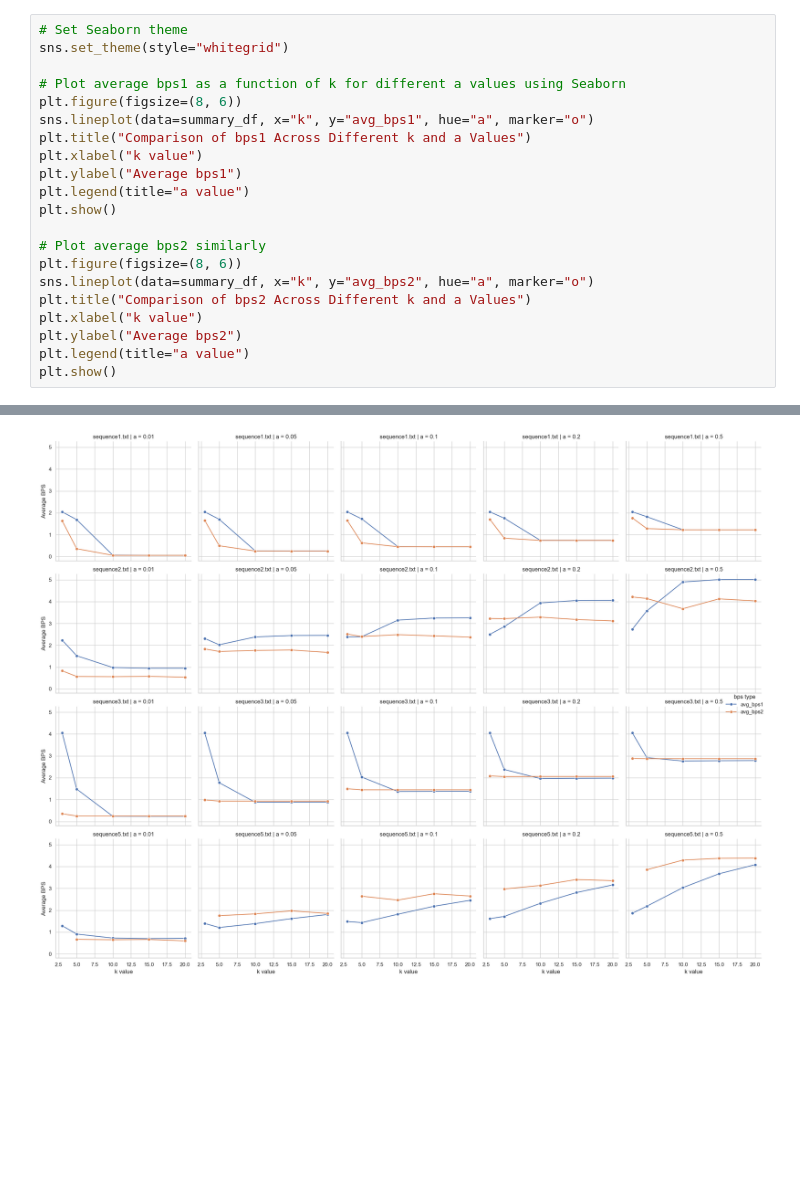
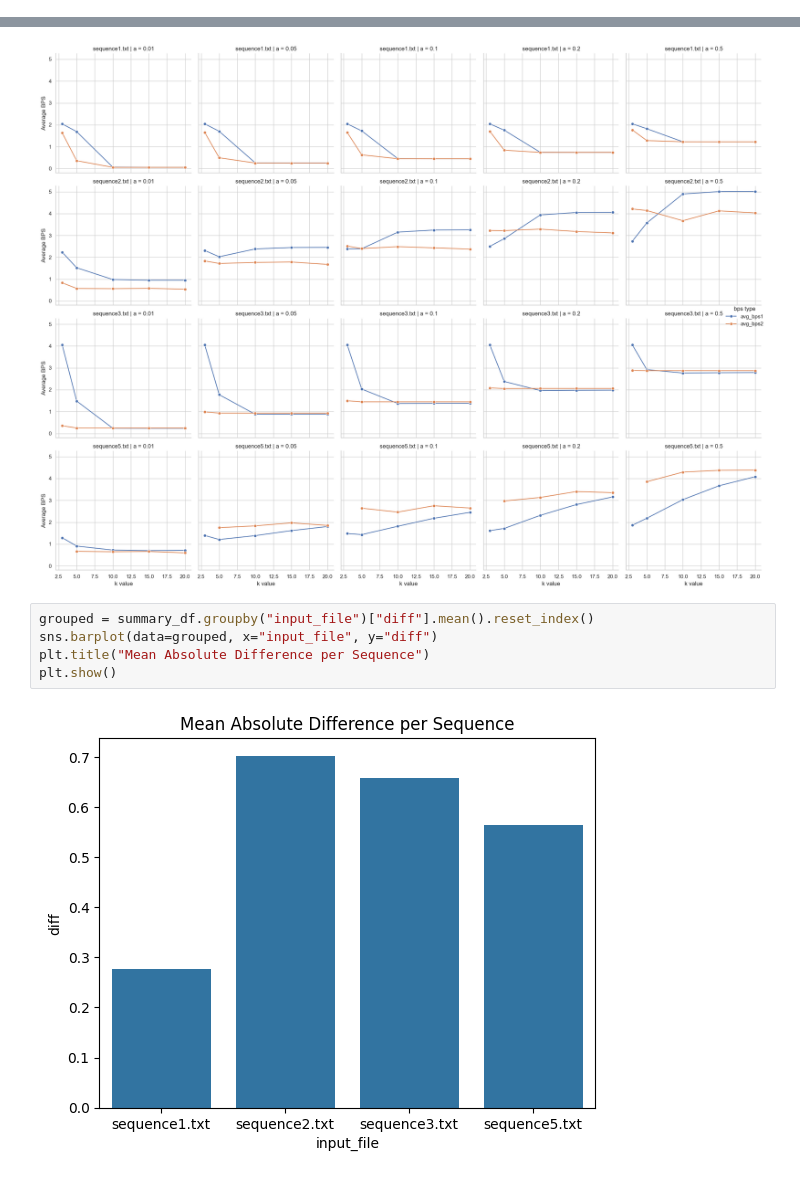
Before and after one commit to andreaoliveira9/Projeto-TAI-1, a Jupyter notebook: k_and_a_analysis.ipynb, the cells around one changed output, grey strips where cells are left out. Drawn from its saved outputs; the diff is of its cells as text; blank space fills up the shorter version.

```diff
--- a/k_and_a_analysis.ipynb
+++ b/k_and_a_analysis.ipynb
@@ -138,21 +112,0 @@ plt.show()
-# %%
-# Set Seaborn theme
-sns.set_theme(style="whitegrid")
-
-# Plot average bps1 as a function of k for different a values using Seaborn
-plt.figure(figsize=(8, 6))
-sns.lineplot(data=summary_df, x="k", y="avg_bps1", hue="a", marker="o")
-plt.title("Comparison of bps1 Across Different k and a Values")
-plt.xlabel("k value")
-plt.ylabel("Average bps1")
-plt.legend(title="a value")
-plt.show()
-
-# Plot average bps2 similarly
-plt.figure(figsize=(8, 6))
-sns.lineplot(data=summary_df, x="k", y="avg_bps2", hue="a", marker="o")
-plt.title("Comparison of bps2 Across Different k and a Values")
-plt.xlabel("k value")
-plt.ylabel("Average bps2")
-plt.legend(title="a value")
-plt.show()
@@ -178,3 +129,10 @@ plt.tight_layout()
 plt.show()
 # %% [output]
 [figure]
+# %%
+grouped = summary_df.groupby("input_file")["diff"].mean().reset_index()
+sns.barplot(data=grouped, x="input_file", y="diff")
+plt.title("Mean Absolute Difference per Sequence")
+plt.show()
+# %% [output]
+[figure, added]
```
Also changed, not shown: parts of 7 cells of this notebook, 2 other files.
